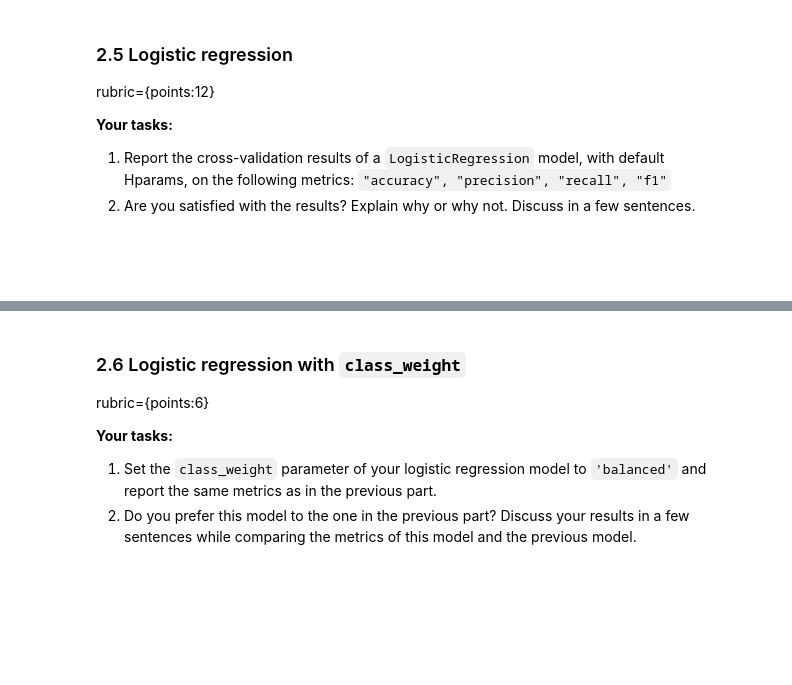
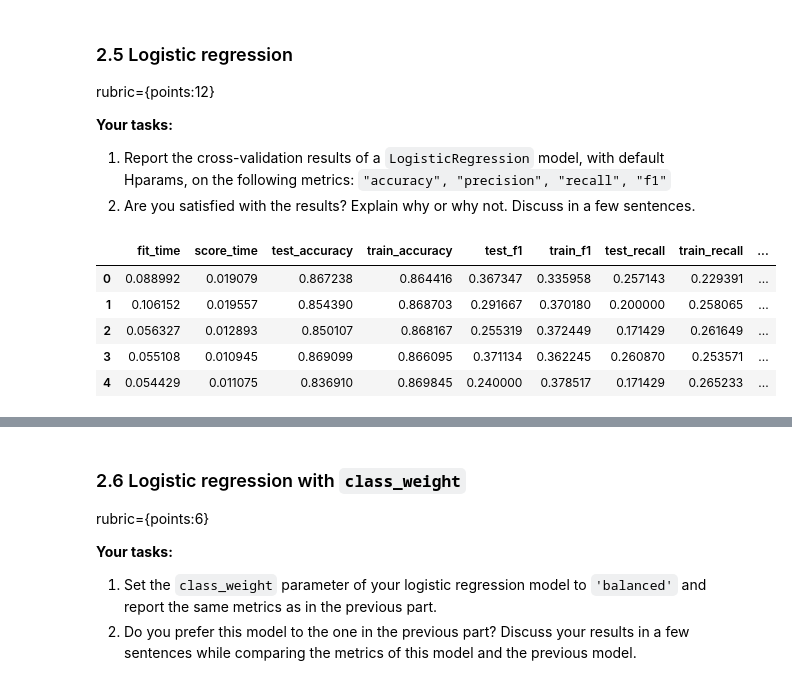
Before and after one commit to wangseann/cpsc330-2022W2, a Jupyter notebook: hw/hw5/hw5.ipynb, the cells around one changed output, grey strips where cells are left out. Saved outputs shown, nothing was run; the diff lists cells and outputs as text; code cells hidden in the pictures; blank space fills up the shorter version.

```diff
--- a/hw/hw5/hw5.ipynb
+++ b/hw/hw5/hw5.ipynb
@@ -312,6 +321,6 @@ customer service calls: nothing?
 # %%
-numeric_features = ["account length", "number vmail messages", "total day calls","total day minutes", "total day charge", "total eve calls","total eve minutes", "total eve charge", "total night calls","total night minutes", "total night charge","total intl calls","total intl minutes", "total intl charge","area code", "customer service calls"]
-categorical_features = ["state", "international plan", "voice mail plan"]
+numeric_features = ["account length", "number vmail messages", "total day calls","total day minutes", "total day charge", "total eve calls","total eve minutes", "total eve charge", "total night calls","total night minutes", "total night charge","total intl calls","total intl minutes", "total intl charge", "customer service calls"]
+categorical_features = ["state", "international plan", "voice mail plan", "area code"]
 drop_features = ["phone number"]
 # %%
 #from lecture 11
@@ -379,2 +383,21 @@ scores = cross_validate(pipe,
-# %% [markdown]
-<br><br>
+# %%
+#from chapter 9
+scoring = [
+    "accuracy",
+    "f1",
+    "recall",
+    "precision",
+]
+pipe_lr = make_pipeline(preprocessor, LogisticRegression())
+
+scores = cross_validate(
+    pipe_lr, X_train, y_train, return_train_score=True, scoring=scoring
+)
+pd.DataFrame(scores)
+# %% [output]
+|  | fit_time | score_time | test_accuracy | train_accuracy | test_f1 | train_f1 | test_recall | train_recall | ... |
+| 0 | 0.088992 | 0.019079 | 0.867238 | 0.864416 | 0.367347 | 0.335958 | 0.257143 | 0.229391 | ... |
+| 1 | 0.106152 | 0.019557 | 0.854390 | 0.868703 | 0.291667 | 0.370180 | 0.200000 | 0.258065 | ... |
+| 2 | 0.056327 | 0.012893 | 0.850107 | 0.868167 | 0.255319 | 0.372449 | 0.171429 | 0.261649 | ... |
+| 3 | 0.055108 | 0.010945 | 0.869099 | 0.866095 | 0.371134 | 0.362245 | 0.260870 | 0.253571 | ... |
+| 4 | 0.054429 | 0.011075 | 0.836910 | 0.869845 | 0.240000 | 0.378517 | 0.171429 | 0.265233 | ... |
```
Also changed, not shown: parts of 39 cells of this notebook.
